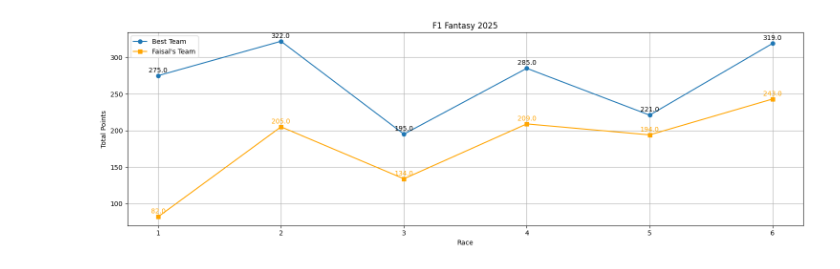
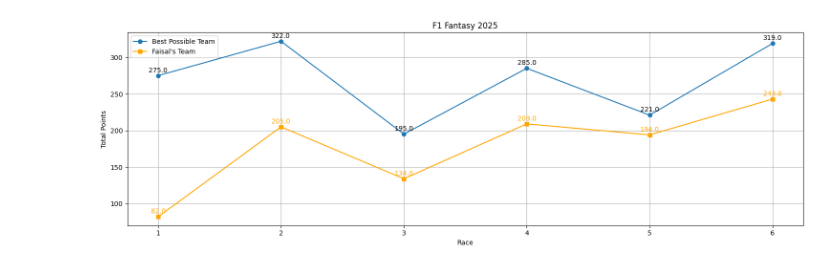
Before and after one commit to fhossain75/F1Fantasy, a Jupyter notebook: data_analysis/eda.ipynb, the cells around one changed output. Saved outputs shown, nothing was run; the diff lists cells and outputs as text; code cells hidden in the pictures.

Commit message:
Update plot name

```diff
--- a/data_analysis/eda.ipynb
+++ b/data_analysis/eda.ipynb
@@ -13,25 +13,25 @@ my_team_df = calculate_personal_team(root_dir)
 # %%
 # Plot
 fig, ax = plt.subplots(figsize=(15, 5))
 
 plt.title("F1 Fantasy 2025")
 plt.xlabel("Race")
 plt.ylabel("Total Points")
 
-plt.plot(best_team_df["Race"], best_team_df["Total Points"], marker='o', label="Best Team")
+plt.plot(best_team_df["Race"], best_team_df["Total Points"], marker='o', label="Best Possible Team")
 plt.plot(my_team_df["Race"], my_team_df["Total Points"], marker='s', color='orange', label="Faisal's Team")
 
 # Annotate Best Teams
 for x, y in zip(best_team_df["Race"], best_team_df["Total Points"]):
     ax.annotate(f"{y:.1f}", (x, y), textcoords="offset points", xytext=(0, 5), ha='center')
 
 # Annotate Faisal's Teams
 for x, y in zip(my_team_df["Race"], my_team_df["Total Points"]):
     ax.annotate(f"{y:.1f}", (x, y), textcoords="offset points", xytext=(0, 5), ha='center', color='orange')
 
 plt.tight_layout()
 plt.grid(True)
 plt.legend()
 plt.show()
 # %% [output]
-[figure, old version]
+[figure, new version]
```
